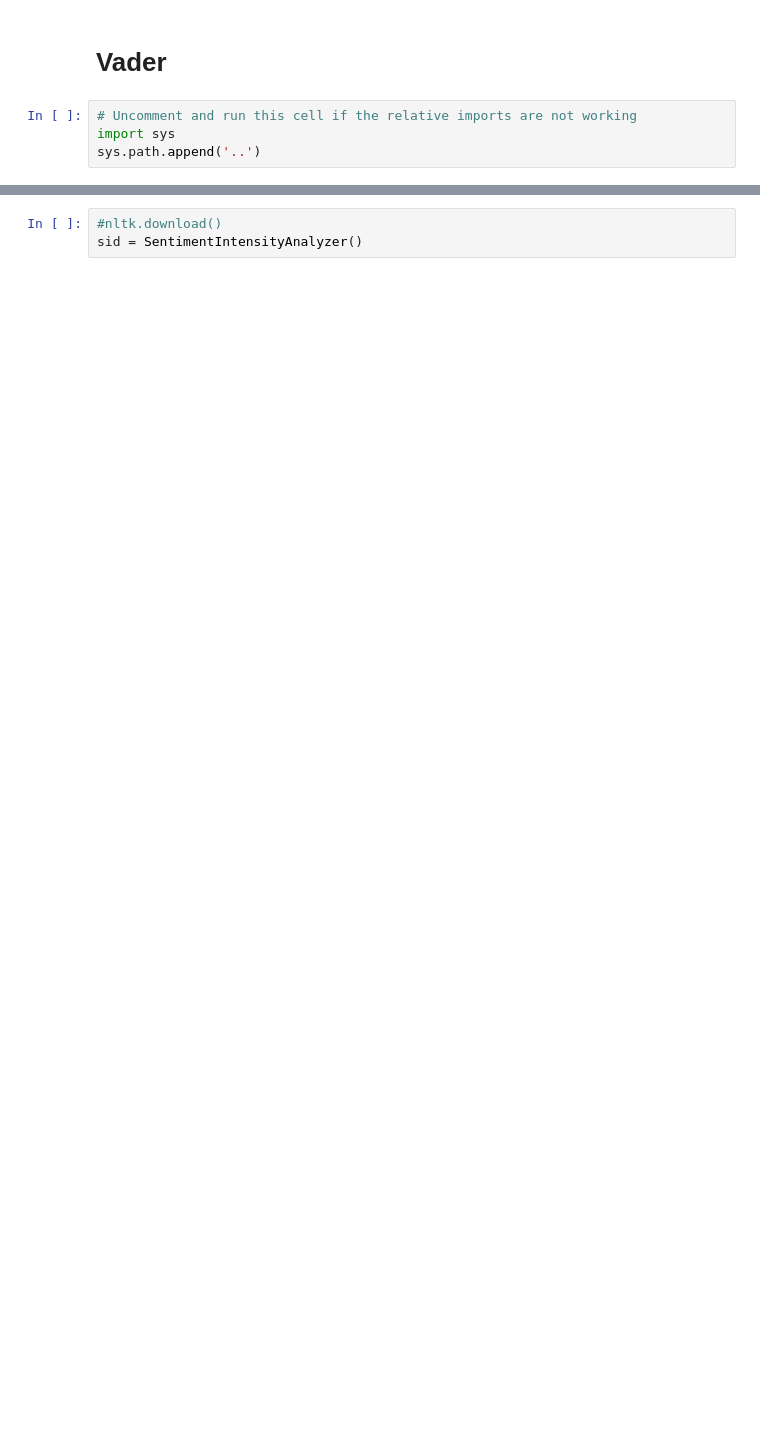
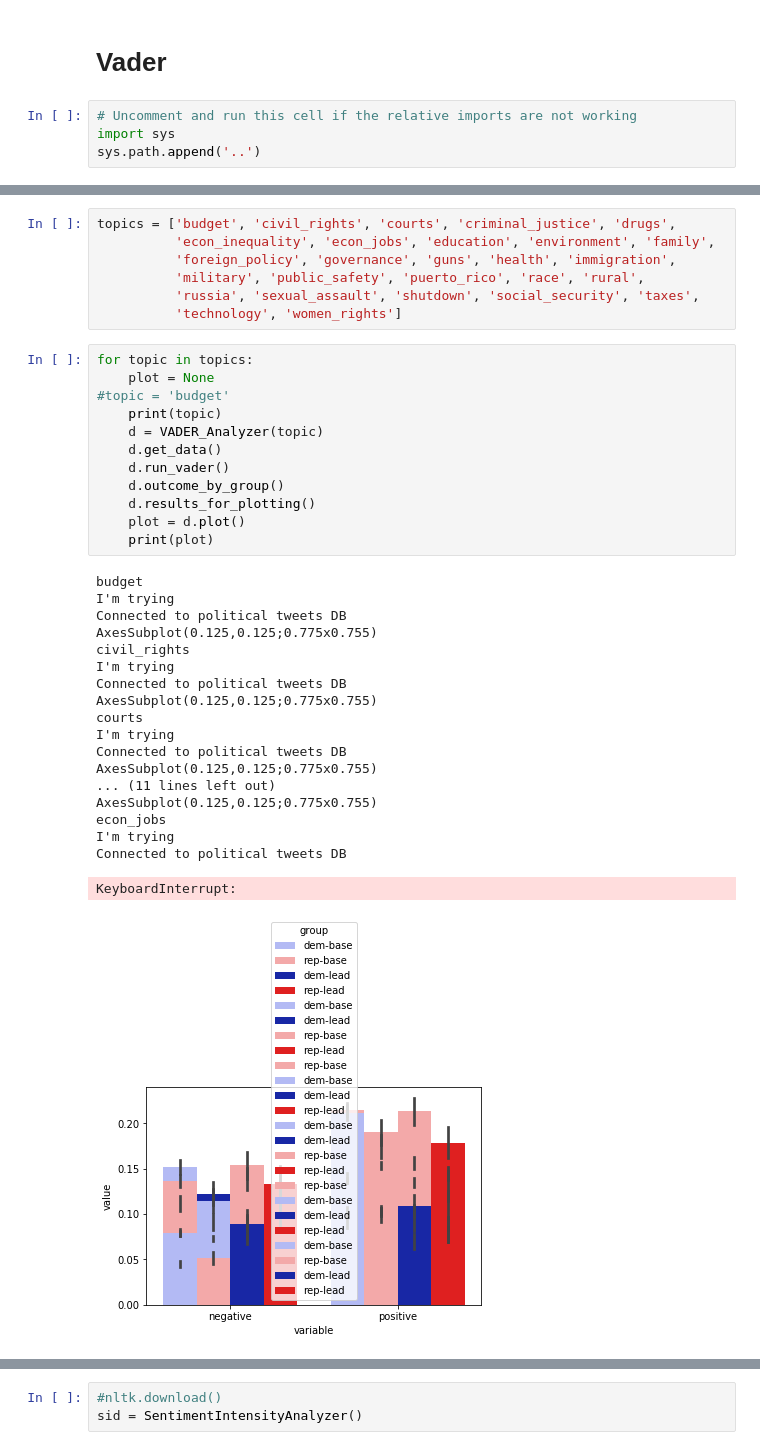
Before and after one commit to cherdeman/political_tweets_spr19, a Jupyter notebook: analysis/Vader Prelim.ipynb, the cells around one changed output, grey strips where cells are left out. Drawn from its saved outputs; the diff is of its cells as text; blank space fills up the shorter version.

Commit message:
working vader class

```diff
--- a/analysis/Vader Prelim.ipynb
+++ b/analysis/Vader Prelim.ipynb
@@ -6,0 +16,39 @@ sys.path.append('..')
+# %%
+topics = ['budget', 'civil_rights', 'courts', 'criminal_justice', 'drugs',
+          'econ_inequality', 'econ_jobs', 'education', 'environment', 'family',
+          'foreign_policy', 'governance', 'guns', 'health', 'immigration',
+          'military', 'public_safety', 'puerto_rico', 'race', 'rural',
+          'russia', 'sexual_assault', 'shutdown', 'social_security', 'taxes',
+          'technology', 'women_rights']
+# %%
+for topic in topics:
+    plot = None
+#topic = 'budget'
+    print(topic)
+    d = VADER_Analyzer(topic)
+    d.get_data()
+    d.run_vader()
+    d.outcome_by_group()
+    d.results_for_plotting()
+    plot = d.plot()
+    print(plot)
+# %% [output]
+budget
+I'm trying
+Connected to political tweets DB
+AxesSubplot(0.125,0.125;0.775x0.755)
+civil_rights
+I'm trying
+Connected to political tweets DB
+AxesSubplot(0.125,0.125;0.775x0.755)
+courts
+I'm trying
+Connected to political tweets DB
+AxesSubplot(0.125,0.125;0.775x0.755)
+... (11 lines left out)
+AxesSubplot(0.125,0.125;0.775x0.755)
+econ_jobs
+I'm trying
+Connected to political tweets DB
+KeyboardInterrupt:
+[figure, added]
```
Also changed, not shown: parts of 21 cells of this notebook, 1 other file.
